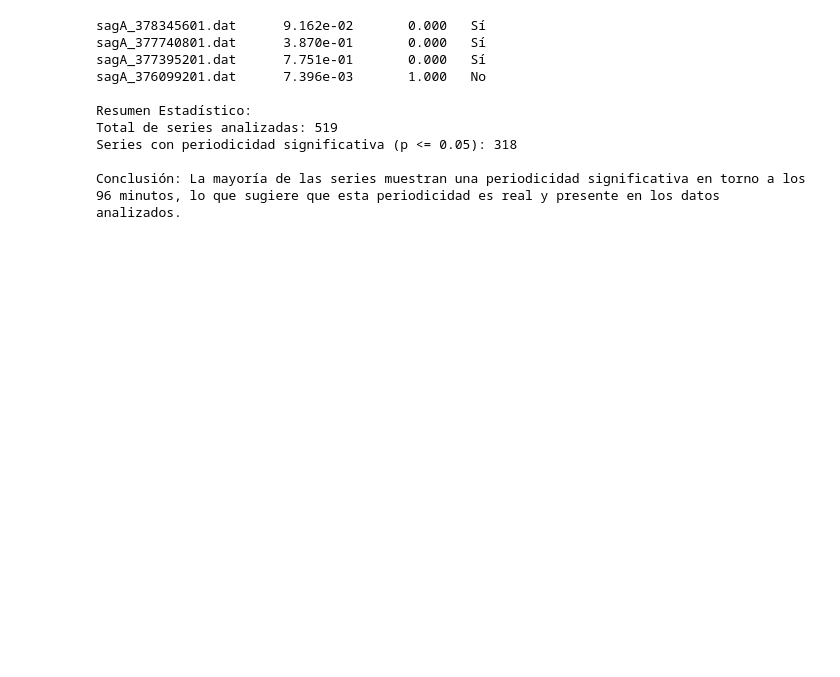
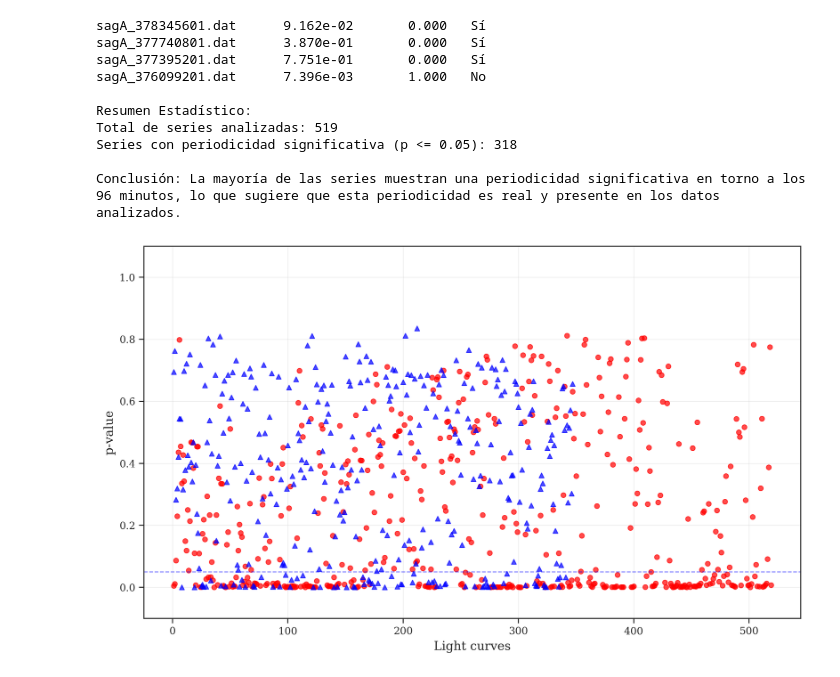
Before and after one commit to GuijonGustavo/Saggitarius-A-peridicity-Gamma-Rays, a Jupyter notebook: montecarlo.ipynb, the cells around one changed output. Cells and saved outputs as stored; diff of their text form; code cells hidden in the pictures; blank space fills up the shorter version.

```diff
--- a/montecarlo.ipynb
+++ b/montecarlo.ipynb
@@ -168,3 +168,76 @@ Total de series analizadas: 519
 Series con periodicidad significativa (p <= 0.05): 318
 
 Conclusión: La mayoría de las series muestran una periodicidad significativa en torno a los 96 minutos, lo que sugiere que esta periodicidad es real y presente en los datos analizados.
+# %%
+import matplotlib.pyplot as plt
+import pandas as pd
+import seaborn as sns
+
+# Configuración avanzada de Seaborn y Matplotlib
+sns.set_context("paper", font_scale=1.5)
+sns.set_style("ticks")
+sns.set_palette("muted")
+
+# Configuración adicional de Matplotlib
+plt.rcParams.update({
+    "axes.titlesize": 14,
+    "axes.labelsize": 12,
+    "xtick.labelsize": 10,
+    "ytick.labelsize": 10,
+    "legend.fontsize": 10,
+    "font.family": "serif",
+    "figure.dpi": 300,
+    "savefig.dpi": 300,
+    "figure.figsize": (10, 6),
+    "axes.grid": True,
+    "grid.alpha": 0.3,
+    "lines.linewidth": 2,
+})
+
+# Función para leer los resultados desde un archivo
+def leer_resultados(archivo):
+    resultados = pd.read_csv(archivo, sep='\t', header=None, names=['Archivo', 'Valor_p', 'Otro', 'Significativo'])
+    return resultados
+
+# Función para graficar los resultados
+def graficar_resultados(resultados1, resultados2):
+    # Convertir el valor p a numérico
+    resultados1['Valor_p'] = pd.to_numeric(resultados1['Valor_p'], errors='coerce')
+    resultados2['Valor_p'] = pd.to_numeric(resultados2['Valor_p'], errors='coerce')
+
+    # Separar las series significativas y no significativas
+    sig1 = resultados1[resultados1['Significativo'] == 'Sí']
+    nosig1 = resultados1[resultados1['Significativo'] == 'No']
+    sig2 = resultados2[resultados2['Significativo'] == 'Sí']
+    nosig2 = resultados2[resultados2['Significativo'] == 'No']
+
+    # Crear el gráfico
+    plt.scatter(sig1.index, sig1['Valor_p'], color='red', alpha=0.7, marker='o')
+    plt.scatter(nosig1.index, nosig1['Valor_p'], color='red', alpha=0.7, marker='o')
+    plt.scatter(sig2.index, sig2['Valor_p'], color='blue', alpha=0.7, marker='^')
+    plt.scatter(nosig2.index, nosig2['Valor_p'], color='blue', alpha=0.7, marker='^')
+
+    # Configurar el gráfico
+    plt.axhline(y=0.05, color='blue', linestyle='--', linewidth=1, alpha=0.5)
+    plt.ylim(-0.1, 1.1)
+    plt.xlabel('Light curves')
+    plt.ylabel('p-value')
+#    plt.legend(loc='upper right')
+
+    # Guardar el gráfico
+    plt.tight_layout()
+    plt.savefig('images/montecarlo_MCMC_dos_archivos.pdf', format='pdf', bbox_inches="tight", dpi=300)
+    plt.show()
+
+def main():
+    # Leer resultados de ambos archivos
+    resultados1 = leer_resultados("resumen_resultados_montecarlo_mcmc.txt")
+    resultados2 = leer_resultados("resumen_resultados_montecarlo_mcmc_sample2.txt")
+
+    # Graficar los resultados diferenciando los archivos
+    graficar_resultados(resultados1, resultados2)
+
+if __name__ == "__main__":
+    main()
+# %% [output]
+[figure, added]
```
Also changed, not shown: 3 other files.
